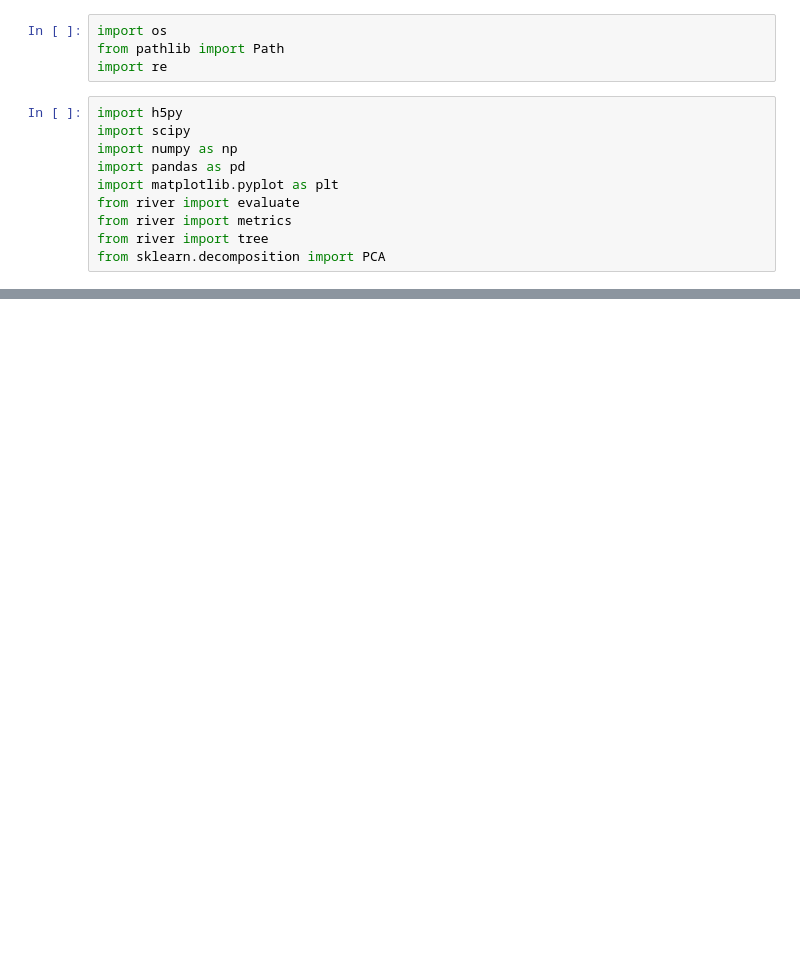
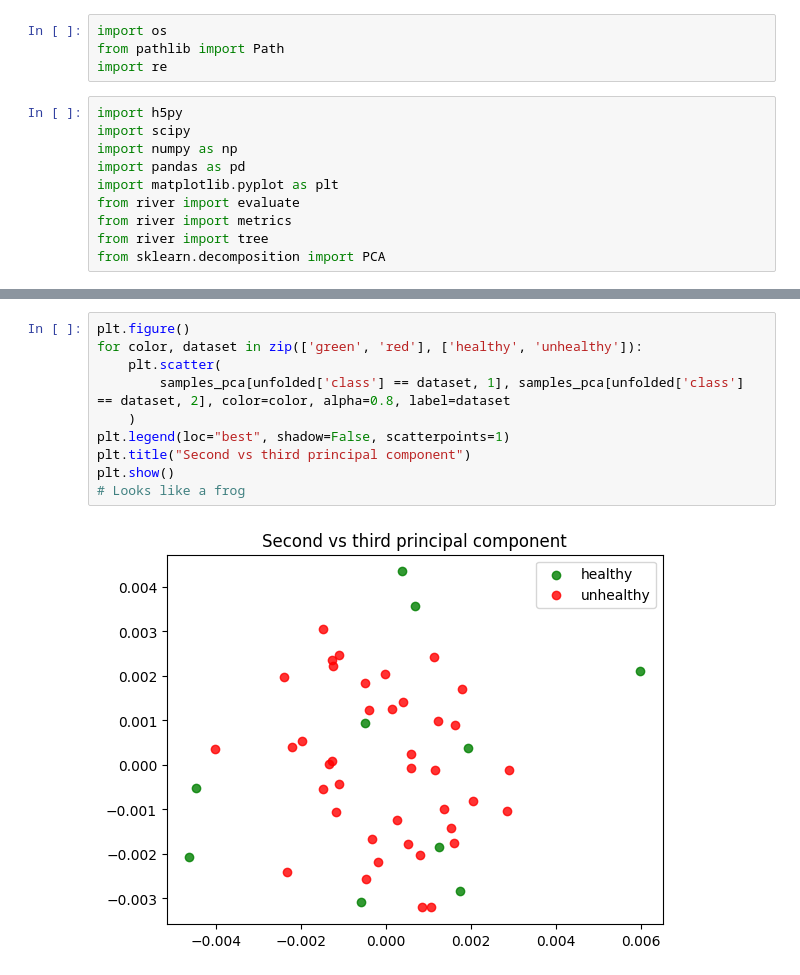
Before and after one commit to compi-migui/tfg-scratchpad, a Jupyter notebook: notebooks/001-data-loading.ipynb, the cells around one changed output, grey strips where cells are left out. Saved outputs shown, nothing was run; the diff lists cells and outputs as text; blank space fills up the shorter version.

```diff
--- a/notebooks/001-data-loading.ipynb
+++ b/notebooks/001-data-loading.ipynb
@@ -31,0 +111,12 @@ with h5py.File(data_path, 'r') as data_file:
+# %%
+plt.figure()
+for color, dataset in zip(['green', 'red'], ['healthy', 'unhealthy']):
+    plt.scatter(
+        samples_pca[unfolded['class'] == dataset, 1], samples_pca[unfolded['class'] == dataset, 2], color=color, alpha=0.8, label=dataset
+    )
+plt.legend(loc="best", shadow=False, scatterpoints=1)
+plt.title("Second vs third principal component")
+plt.show()
+# Looks like a frog
+# %% [output]
+[figure, added]
```
Also changed, not shown: parts of 7 cells of this notebook.
